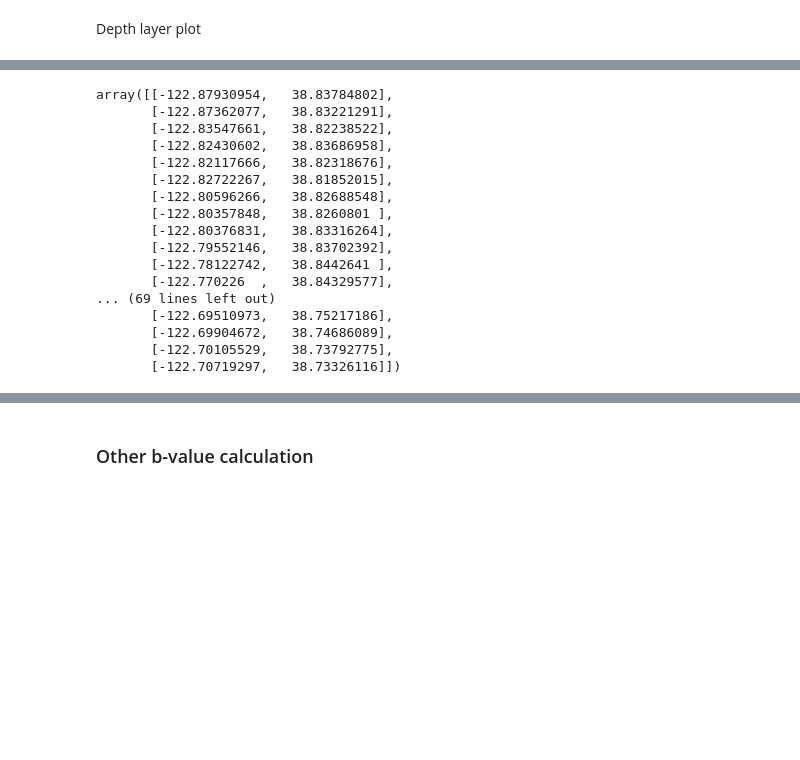
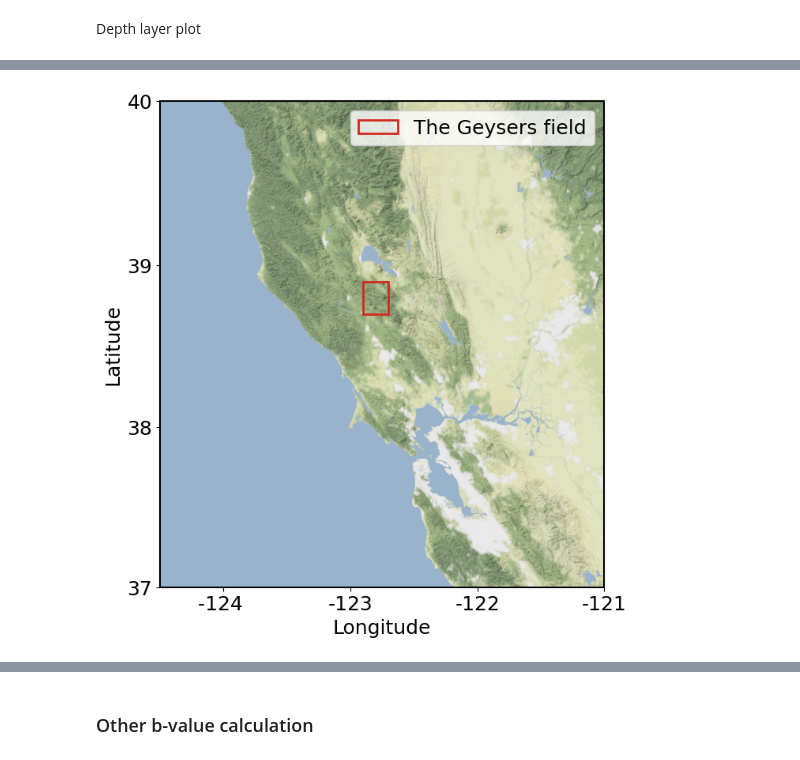
Before and after one commit to maciej-sakwa/the_geysers, a Jupyter notebook: GEYSERS_notebook.ipynb, the cells around one changed output, grey strips where cells are left out. Saved outputs shown, nothing was run; the diff lists cells and outputs as text; code cells hidden in the pictures; blank space fills up the shorter version.

```diff
--- a/GEYSERS_notebook.ipynb
+++ b/GEYSERS_notebook.ipynb
@@ -281,20 +325,45 @@ plt.show()
-# %%
-wells
-# %% [output]
-array([[-122.87930954,   38.83784802],
-       [-122.87362077,   38.83221291],
-       [-122.83547661,   38.82238522],
-       [-122.82430602,   38.83686958],
-       [-122.82117666,   38.82318676],
-       [-122.82722267,   38.81852015],
-       [-122.80596266,   38.82688548],
-       [-122.80357848,   38.8260801 ],
-       [-122.80376831,   38.83316264],
-       [-122.79552146,   38.83702392],
-       [-122.78122742,   38.8442641 ],
-       [-122.770226  ,   38.84329577],
-... (69 lines left out)
-       [-122.69510973,   38.75217186],
-       [-122.69904672,   38.74686089],
-       [-122.70105529,   38.73792775],
-       [-122.70719297,   38.73326116]])
+# %%
+# Create a Stamen Terrain instance.
+mpl.rcParams['font.size'] = 18
+stamen_terrain = cimgt.Stamen('terrain-background')
+loc_colors = ['#5f9afa', '#375a91', '#1d304d']
+
+# Create a GeoAxes in the tile's projection.
+fig = plt.figure(figsize = (8,8))
+ax = fig.add_subplot(1, 1, 1, projection=stamen_terrain.crs, label='_nolegend_')
+
+# Limit the extent of the map to a small longitude/latitude range.
+ax.set_extent([-124.5, -121, 37, 40], crs=ccrs.Geodetic())
+mpl.patches
+# Add the Stamen data at zoom level 8.
+ax.add_image(stamen_terrain, 9)
+
+rect = patches.Rectangle((-122.9, 38.7), 0.2, 0.2, linewidth = 2, edgecolor ='#cf2b1f', fill = False, transform=ccrs.PlateCarree(), label = 'The Geysers field')
+ax.add_patch(rect, )
+# plot = ax.contourf(X_cat[:-1, :-1]+(geo_bound_old['step_l']/2), Y_cat[:-1, :-1]+(geo_bound_old['step_l']/2), np.log10(H_cat.T), 15, cmap='coolwarm', alpha = 0.3, transform=ccrs.PlateCarree())
+# ax.scatter(wells[:, 0], wells[:, 1], s=50, label='Injection wells', c='k', transform=ccrs.PlateCarree())
+# ax.scatter(df_stations.long, df_stations.lat, s=50, label='Seismic stations', c='r', marker = 's' ,transform=ccrs.PlateCarree())
+# for sheet in list(pd.read_excel(r'..\data\the_geysers\faults\Data.xls', sheet_name=None).keys())[:-1]:
+#     fault = pd.read_excel(r'..\data\the_geysers\faults\Data.xls', sheet_name=sheet, header=None)
+#     plt.plot(fault.values[:, 0]+(geo_bound_old['step_l']/2), fault.values[:, 1]+(geo_bound_old['step_l']/2), c = '#6e6e6e', linestyle='dashed' ,transform=ccrs.PlateCarree())
+# fault = pd.read_excel(r'..\data\the_geysers\faults\Data.xls', sheet_name=list(pd.read_excel(r'..\data\the_geysers\faults\Data.xls', sheet_name=None).keys())[-1], header=None)
+# plt.plot(fault.values[:, 0], fault.values[:, 1], c = '#6e6e6e', linestyle='dashed' ,transform=ccrs.PlateCarree(), label = 'Faults')
+
+# for i in range(len(locations)):
+#     ax.scatter(locations[i, 0], locations[i, 1], s=80, c=loc_colors[i], marker = 'D' ,transform=ccrs.PlateCarree())
+
+ax.set_xticks(np.arange(-124, -120, 1), crs=ccrs.PlateCarree())
+ax.set_xticklabels(["-124 ", "-123", "-122", "-121"])
+ax.set_yticks(np.arange(37, 41, 1), crs=ccrs.PlateCarree())
+ax.set_yticklabels(["37", "38", "39", '40'])
+ax.set_xlabel('Longitude')
+ax.set_ylabel('Latitude')
+
+
+
+
+plt.colorbar(plot, fraction=0.038, pad=0.03, label = 'Eq. density [log10]')
+plt.legend(loc = 'upper right')
+plt.savefig('area_map.eps')
+plt.show()
+# %% [output]
@@ -300,0 +371 @@ array([[-122.87930954,   38.83784802],
+[figure, added]
```
Also changed, not shown: parts of 12 cells of this notebook, 6 other files.
